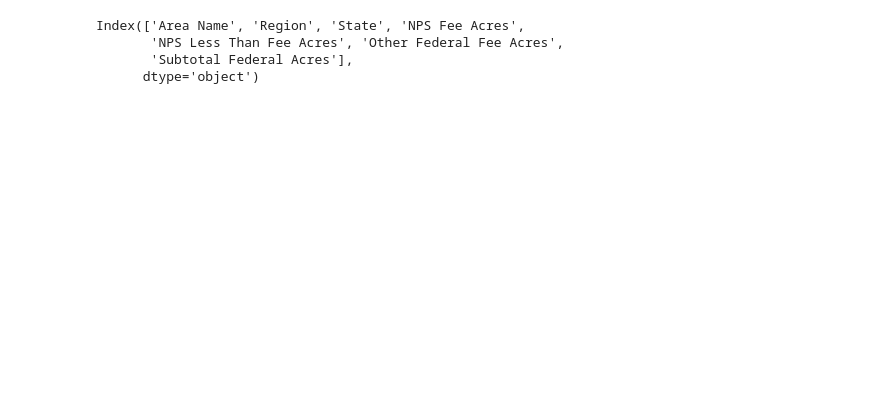
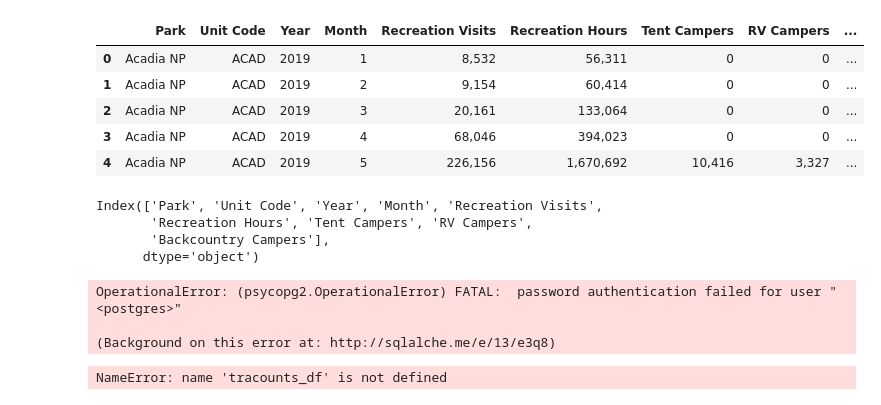
Before and after one commit to pmhu4242/ETL-Project, a Jupyter notebook: Data/nps_ETL.ipynb, the cells around one changed output. Saved outputs shown, nothing was run; the diff lists cells and outputs as text; code cells hidden in the pictures; blank space fills up the shorter version.

Commit message:
Update, final results 	modified:   nps_ETL.ipynb 	Public_use_2019.csv

```diff
--- a/Data/nps_ETL.ipynb
+++ b/Data/nps_ETL.ipynb
@@ -52,7 +45,21 @@ nps_acre
+# %%
+path = os.path.join("public_use_2019.csv")
+nps_public_use = pd.read_csv(path, header=[3], encoding='utf-8', delimiter=",")
+nps_public_use = nps_public_use [['Park', 'Unit Code', 'Year', 'Month',
+       'Recreation Visits', 'Recreation Hours', 'Tent Campers', 'RV Campers',
+       'Backcountry Campers']].copy()
+nps_public_use.head()
+# %% [output]
+|  | Park | Unit Code | Year | Month | Recreation Visits | Recreation Hours | Tent Campers | RV Campers | ... |
+| 0 | Acadia NP | ACAD | 2019 | 1 | 8,532 | 56,311 | 0 | 0 | ... |
+| 1 | Acadia NP | ACAD | 2019 | 2 | 9,154 | 60,414 | 0 | 0 | ... |
+| 2 | Acadia NP | ACAD | 2019 | 3 | 20,161 | 133,064 | 0 | 0 | ... |
+| 3 | Acadia NP | ACAD | 2019 | 4 | 68,046 | 394,023 | 0 | 0 | ... |
+| 4 | Acadia NP | ACAD | 2019 | 5 | 226,156 | 1,670,692 | 10,416 | 3,327 | ... |
 # %%
-nps_acre.columns
+nps_public_use.columns
 # %% [output]
-Index(['Area Name', 'Region', 'State', 'NPS Fee Acres',
-       'NPS Less Than Fee Acres', 'Other Federal Fee Acres',
-       'Subtotal Federal Acres'],
+Index(['Park', 'Unit Code', 'Year', 'Month', 'Recreation Visits',
+       'Recreation Hours', 'Tent Campers', 'RV Campers',
+       'Backcountry Campers'],
       dtype='object')
@@ -58,0 +69,10 @@ Index(['Area Name', 'Region', 'State', 'NPS Fee Acres',
+# %%
+engine.table_names()
+# %% [output]
+OperationalError: (psycopg2.OperationalError) FATAL:  password authentication failed for user "<postgres>"
+
+(Background on this error at: http://sqlalche.me/e/13/e3q8)
+# %%
+tracounts_df.to_sql(name='tracounts', con=engine, if_exsists='append', index=False)
+# %% [output]
+NameError: name 'tracounts_df' is not defined
```
Also changed, not shown: parts of 15 cells of this notebook.
